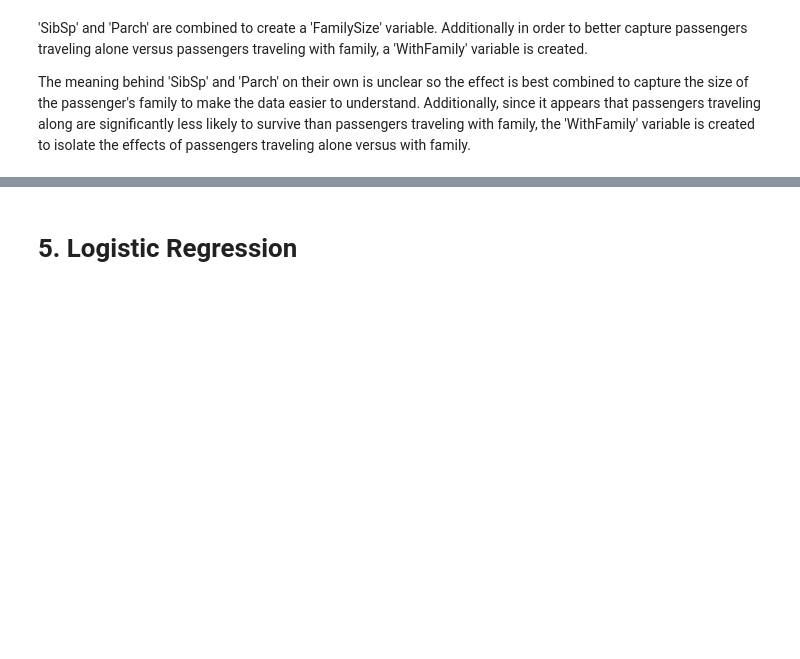
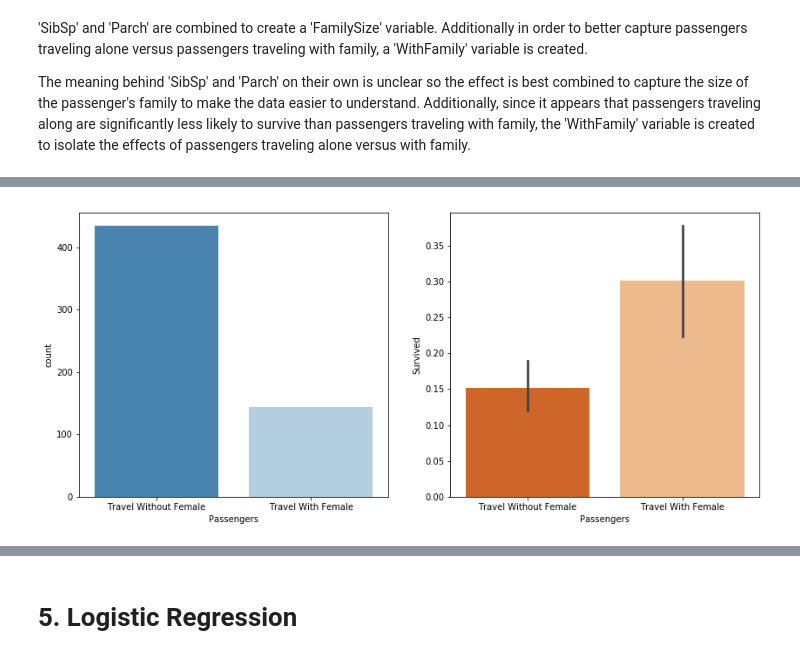
Before and after one commit to mileslucey/titanic_problem, a Jupyter notebook: titanic_analysis.ipynb, the cells around one changed output, grey strips where cells are left out. Cells and saved outputs as stored; diff of their text form; code cells hidden in the pictures; blank space fills up the shorter version.

```diff
--- a/titanic_analysis.ipynb
+++ b/titanic_analysis.ipynb
@@ -648,10 +637,14 @@ plt.show()
 # %%
 # Set up the figure with two subplots
 fig, (axis1,axis2) = plt.subplots(1, 2, figsize=(14,6))
-# Create a plot showing the count of observations with different numbers of parents / children on board the titanic
+# Create a plot showing the count of observations of men traveling with a female and men traveling without a female
 sns.countplot(x = 'TravelWFemale', data = training_data_2[training_data_2['Sex']=='male'], palette = 'Blues_r', ax = axis1)
 axis1.set_xlabel('Passengers')
-# Create a plot showing the proportion of with different numbers of family members onboard the titanic who survived
+axis1.set_xticklabels(['Travel Without Female', 'Travel With Female'])
+# Create a plot showing the proportion of men traveling with women and men traveling without women who survive
 sns.barplot('TravelWFemale', 'Survived', data = training_data_2[training_data_2['Sex']=='male'], palette = 'Oranges_r', ax = axis2)
 axis2.set_xlabel('Passengers')
+axis2.set_xticklabels(['Travel Without Female', 'Travel With Female'])
 plt.show()
+# %% [output]
+[figure, added]
```
Also changed, not shown: parts of 152 cells of this notebook, 2 other files.
